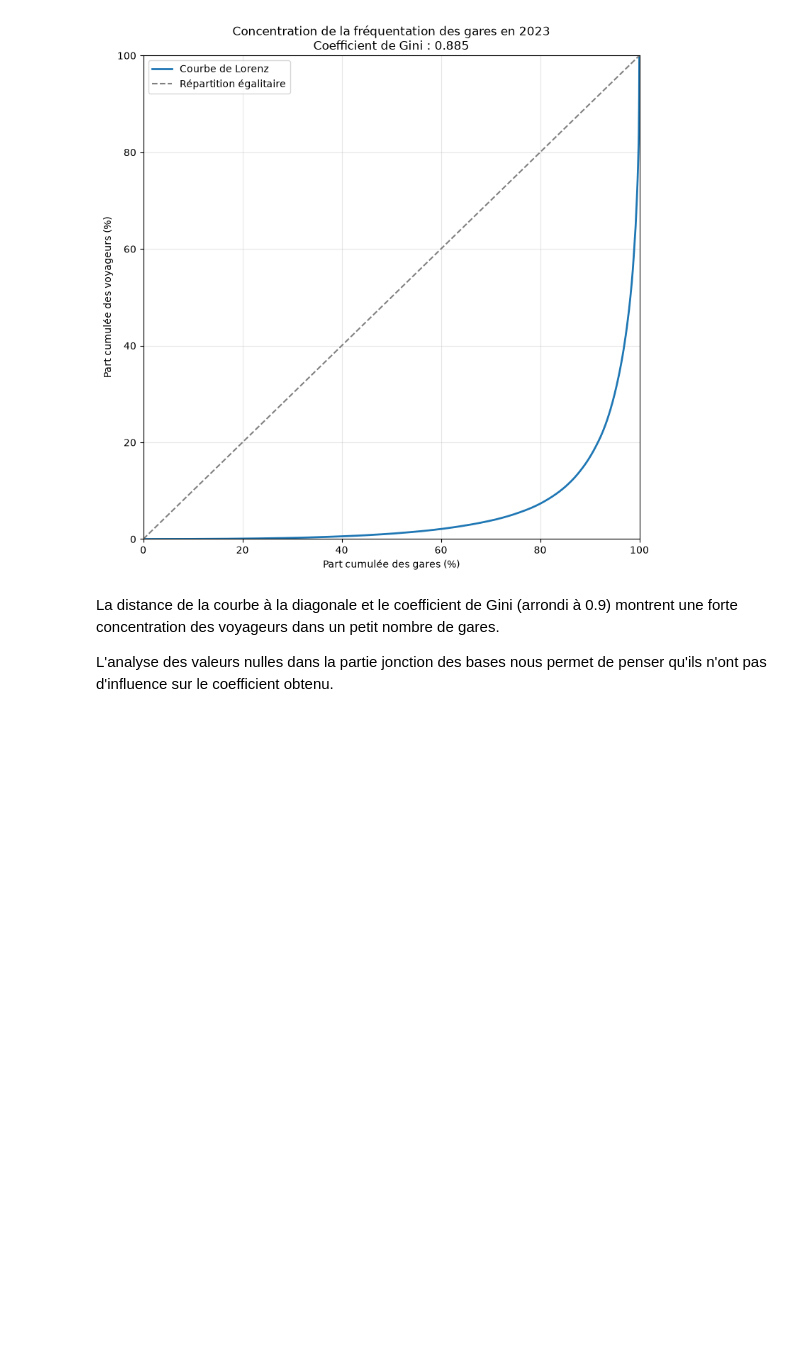
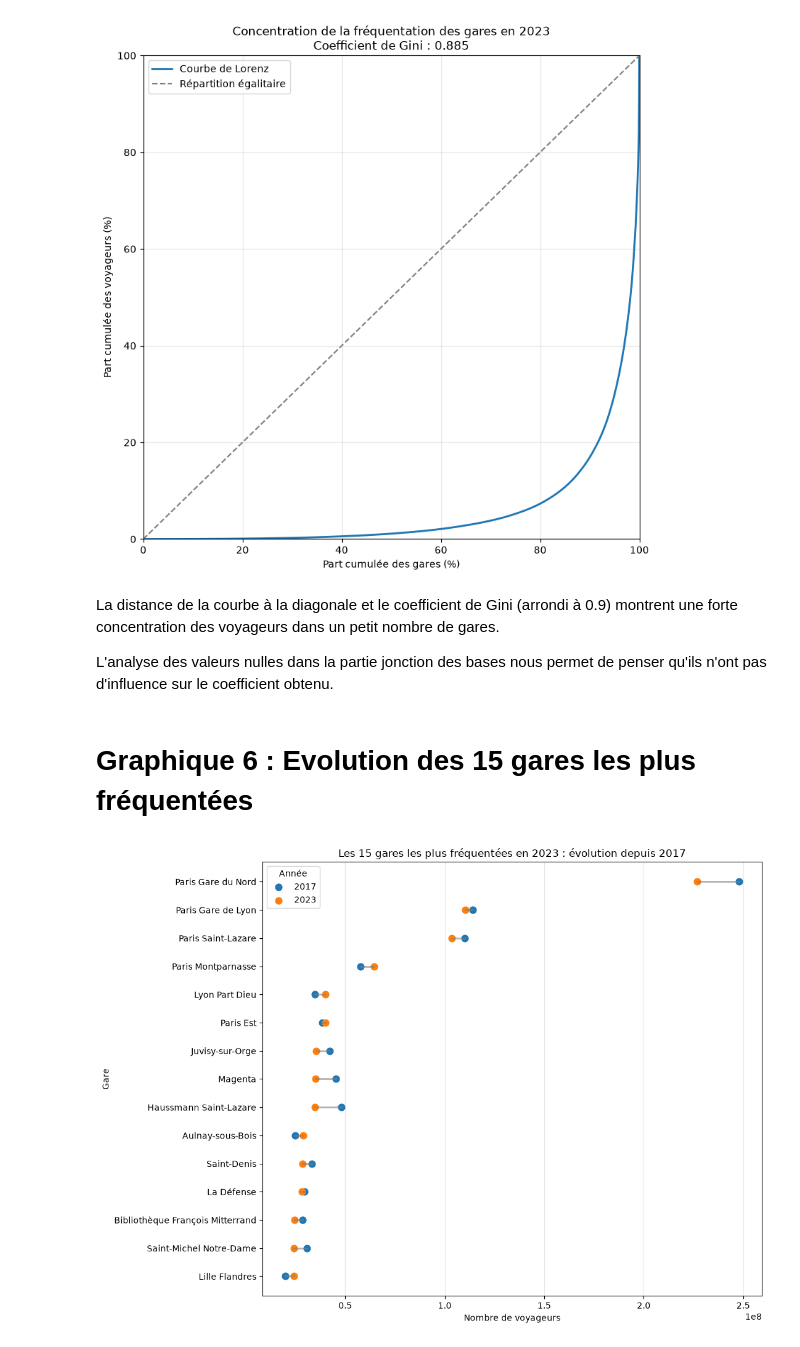
Before and after one commit to eleonoresamson3-alt/le-rail-suit-il-la-France-qui-grandit-, a Jupyter notebook: notebooks/04_visualisation_gares.ipynb, the cells around one changed output. Drawn from its saved outputs; the diff is of its cells as text; code cells hidden in the pictures; blank space fills up the shorter version.

Commit message:
Graphique 6 (titre à reprendre)

```diff
--- a/notebooks/04_visualisation_gares.ipynb
+++ b/notebooks/04_visualisation_gares.ipynb
@@ -37,3 +37,11 @@ plot = plot_lorenz_frequentation()
 La distance de la courbe à la diagonale et le coefficient de Gini (arrondi à 0.9) montrent une forte concentration des voyageurs dans un petit nombre de gares.
 
 L'analyse des valeurs nulles dans la partie jonction des bases nous permet de penser qu'ils n'ont pas d'influence sur le coefficient obtenu.
+# %% [markdown]
+# Graphique 6 : Evolution des 15 gares les plus fréquentées
+# %%
+from src.visualisation import plot_evolution_top15_gares
+
+plot = plot_evolution_top15_gares()
+# %% [output]
+[figure, added]
```
Also changed, not shown: parts of 3 cells of this notebook, 2 other files.
